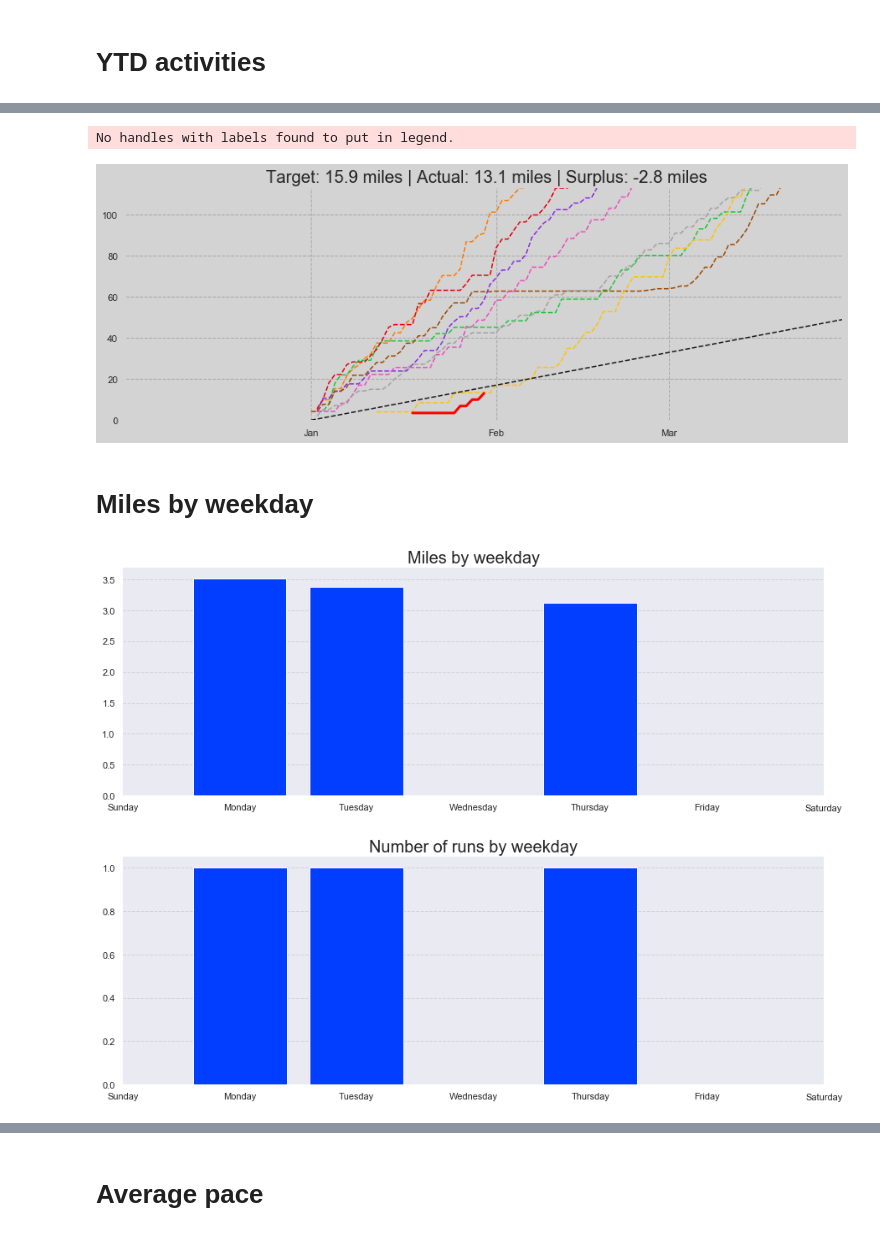
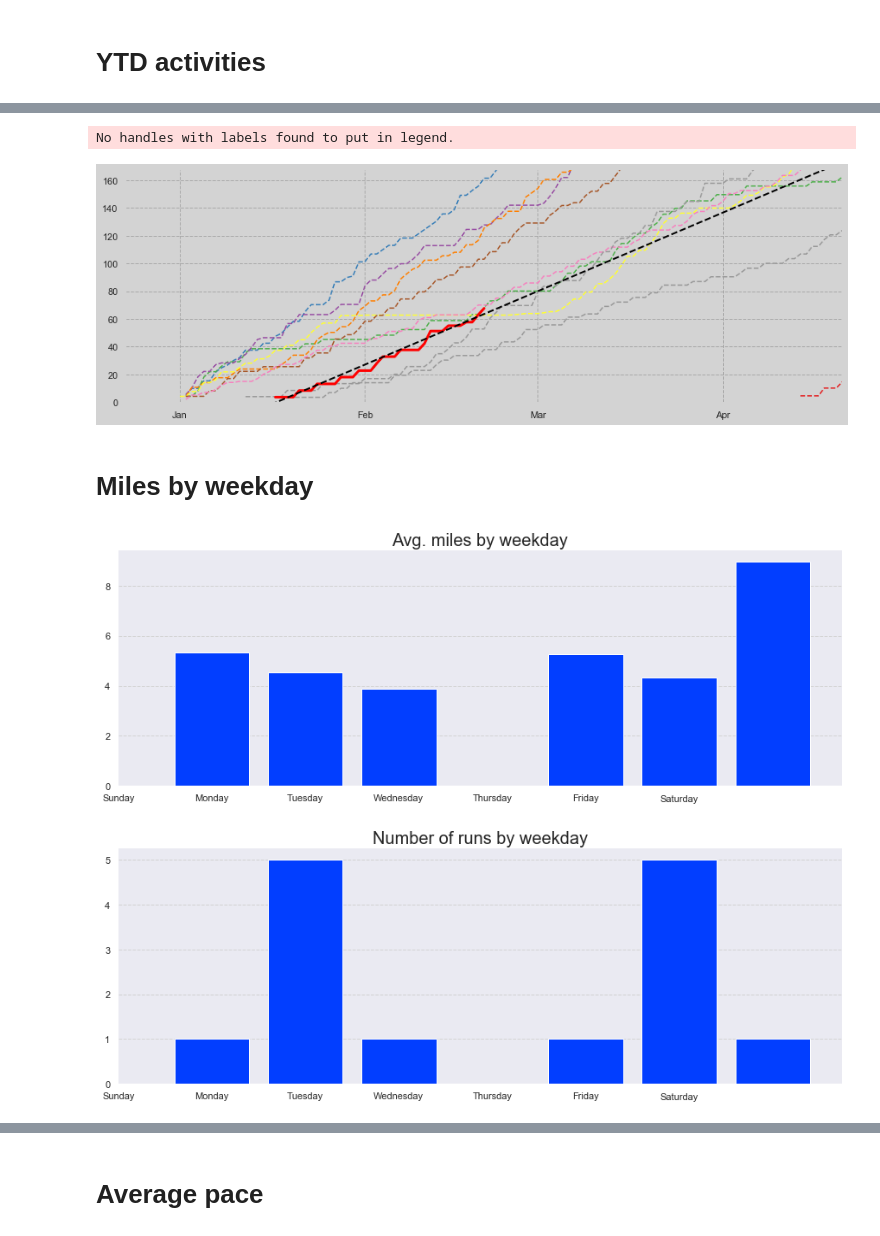
Before and after one commit to lkavenagh/runs, a Jupyter notebook: Run analysis.ipynb, the cells around one changed output, grey strips where cells are left out. Saved outputs shown, nothing was run; the diff lists cells and outputs as text; code cells hidden in the pictures.

```diff
--- a/Run analysis.ipynb
+++ b/Run analysis.ipynb
@@ -89,12 +95,12 @@ print(' ')
 # %% [markdown]
 # YTD activities
 # %%
-dat = dbGetQuery('SELECT * FROM runs.activities_summary ORDER BY start_date')
-print(dat[['name', 'start_date', 'distance_miles', 'average_pace', 'manual']].tail(10))
+dat = dbGetQuery("""SELECT * FROM runs.activities_summary WHERE lower(type) = 'run' ORDER BY start_date""")
+print(dat[['name', 'start_date', 'distance_miles', 'average_pace', 'manual', 'type']].tail(10))
 
-dat = dat.append(dat.tail(1)).reset_index(drop = True)
-dat.loc[len(dat)-1, 'start_date'] = datetime.datetime.now()
-dat.loc[len(dat)-1, 'distance'] = 0
+# dat = dat.append(dat.tail(1)).reset_index(drop = True)
+# dat.loc[len(dat)-1, 'start_date'] = datetime.datetime.now()
+# dat.loc[len(dat)-1, 'distance'] = 0
 
 dat['year'] = [c.year for c in dat.start_date]
 dat['doy'] = [c.timetuple().tm_yday for c in dat.start_date]
@@ -149,3 +148,18 @@ lin['pred'] = [c*m.slope + m.intercept for c in list(lin.index)]
+# %%
+lin = plot_dat[['generic_date', t.year]].copy()
+lin = lin.where(lin.ffill().notna(), 0)
+a = np.where(pd.isnull(lin[t.year]))[0][0]
+b = np.where(lin.generic_date == datetime.datetime.today().replace(year = 1904).date())[0][0]
+lin.loc[a:b, t.year] = lin.loc[a-1, t.year]
+
+y = list(lin.loc[~pd.isnull(lin[t.year]), t.year])
+x = list(range(len(y)))
+w = x[::-1]
+w = [np.exp(-c/10) for c in w]
+x = sm.add_constant(x)
+m = sm.WLS(y, x, w)
+results = m.fit()
+lin['pred'] = [c*results.params[1] + results.params[0] for c in list(lin.index)]
 # %%
 fig = plt.figure(figsize = (18,8))
 ax = fig.add_subplot(111)
@@ -160,11 +174,11 @@ for n,y in enumerate(plot_dat.columns[1:]):
         ax.plot(plot_dat.generic_date, plot_dat[y], linewidth = 3, color = 'red')
         ax.text(max(plot_dat.loc[~pd.isnull(plot_dat[y]), 'generic_date'])+datetime.timedelta(4), np.nanmax(plot_dat[y]), 'Current', ha = 'left', va = 'center', fontweight = 'bold', color = 'red', fontsize = 14)
     else:
-        ax.plot(plot_dat.generic_date, plot_dat[y], linestyle = '--', linewidth = 1, color = colors(n))
+        ax.plot(plot_dat.generic_date, plot_dat[y].ffill(), linestyle = '--', linewidth = 1, color = colors(n))
         ax.text(plot_dat.generic_date[-1:]+datetime.timedelta(4), np.nanmax(plot_dat[y]), y, ha = 'left', va = 'center', fontweight = 'bold', color = colors(n), fontsize = 14)
 
-ax.plot(lin.generic_date, lin['pred'], linestyle = '--', linewidth = 2, color = 'black')
-ax.text(lin.generic_date[-1:]+datetime.timedelta(4), np.nanmax(lin['pred']), 'Prediction', ha = 'left', va = 'center', fontweight = 'bold', color = 'black', fontsize = 14)
+ax.plot(lin.generic_date, lin['pred'], linestyle = '--', linewidth = 1, color = 'black')
+# ax.text(lin.generic_date[-1:]+datetime.timedelta(4), np.nanmax(lin['pred']), 'Prediction', ha = 'left', va = 'center', fontweight = 'bold', color = 'black', fontsize = 14)
 
 for var in ['top', 'bottom', 'left', 'right']:
     ax.spines[var].set_visible(False)
@@ -192,48 +248,46 @@ for tick in ax.xaxis.get_major_ticks():
 # %%
 fig = plt.figure(figsize = (15,5))
 ax = fig.add_subplot(111)
 
-for y in plot_dat.columns[1:]:
+for n,y in enumerate(plot_dat.columns[1:]):
     if y == 'target':
-        ax.plot(plot_dat.generic_date, plot_dat[y], linestyle = '--', color = 'k')
+        ax.plot(lin.generic_date, lin['pred'], linestyle = '--', linewidth = 2, color = 'black')
+#         ax.plot(plot_dat.generic_date, plot_dat[y], linestyle = '--', color = 'k')
     elif y == max([int(c) for c in plot_dat.columns[1:-1]]):
         ax.plot(plot_dat.generic_date, plot_dat[y], linewidth = 3, color = 'red')
     else:
-        ax.plot(plot_dat.generic_date, plot_dat[y], linestyle = '--')
+        ax.plot(plot_dat.generic_date, plot_dat[y], linestyle = '--', color = colors(n))
 
 ax.legend(frameon = False)
 for var in ['top', 'bottom', 'left', 'right']:
     ax.spines[var].set_visible(False)
 
 ax.grid(linestyle = '--', color = 'darkgrey')
 
 ax.set_xticks([datetime.date(1904,c,1) for c in range(1,13)] + [datetime.date(1905,1,1)])
 
 maxdate = plot_dat.loc[plot_dat[plot_dat.columns[-2]] == np.nanmax(plot_dat[plot_dat.columns[-2]]), 'generic_date'].head(1).item()
 ax.set_xlim(maxdate - datetime.timedelta(60), maxdate + datetime.timedelta(60))
 
 maxdistance = np.nanmax(plot_dat[plot_dat.columns[-2]])
 ax.set_ylim(max(maxdistance - 100,0), maxdistance + 100)
 
-ax.set_title(' Target: ' + str(round(today_target,1)) + ' miles |' + \
-            ' Actual: ' + str(round(actual,1)) + ' miles |' + \
-            ' Surplus: ' + str(round(actual - today_target,1)) + ' miles', fontsize = 20)
-
 xfmt = mdates.DateFormatter('%b')
 ax.get_figure().set_facecolor('lightgrey')
 ax.set_facecolor('lightgrey')
 ax.xaxis.set_major_formatter(xfmt)
 # %% [output]
 No handles with labels found to put in legend.
-[figure, old version]
+[figure, new version]
 # %% [markdown]
 # Miles by weekday
 # %%
-dat = dbGetQuery('SELECT EXTRACT(dow from start_date) as dow, sum(distance_miles) as total_miles \
+dat = dbGetQuery("""SELECT EXTRACT(dayofweek from start_date) as dow, avg(distance_miles) as total_miles \
                 FROM runs.activities_summary \
                 WHERE EXTRACT(year from start_date) = (SELECT max(EXTRACT(year from start_date)) FROM runs.activities) \
+                AND lower(type) = 'run'
                 GROUP BY 1 \
-                ORDER BY 1')
+                ORDER BY 1""")
 
 fig = plt.figure(figsize = (15,5))
 ax = fig.add_subplot(111)
@@ -246,16 +300,17 @@ for var in ['top', 'left', 'right']:
 
 ax.grid(linestyle = '--', color = 'lightgrey')
 ax.xaxis.grid(False)
-ax.set_title('Miles by weekday', fontsize = 20)
+ax.set_title('Avg. miles by weekday', fontsize = 20)
 x = ax.set_xticklabels(['Sunday', 'Monday', 'Tuesday', 'Wednesday', 'Thursday', 'Friday', 'Saturday'])
 # %% [output]
-[figure, old version]
+[figure, new version]
 # %%
-dat = dbGetQuery('SELECT EXTRACT(dow from start_date) as dow, count(distance_miles) as num_activities \
+dat = dbGetQuery("""SELECT EXTRACT(dayofweek from start_date) as dow, count(distance_miles) as num_activities \
                 FROM runs.activities_summary \
                 WHERE EXTRACT(year from start_date) = (SELECT max(EXTRACT(year from start_date)) FROM runs.activities) \
+                AND lower(type) = 'run'
                 GROUP BY 1 \
-                ORDER BY 1')
+                ORDER BY 1""")
 
 fig = plt.figure(figsize = (15,5))
 ax = fig.add_subplot(111)
@@ -271,5 +326,5 @@ ax.xaxis.grid(False)
 ax.set_title('Number of runs by weekday', fontsize = 20)
 x = ax.set_xticklabels(['Sunday', 'Monday', 'Tuesday', 'Wednesday', 'Thursday', 'Friday', 'Saturday'])
 # %% [output]
-[figure, old version]
+[figure, new version]
 # %%
```
Also changed, not shown: parts of 27 cells of this notebook, 3 other files.
